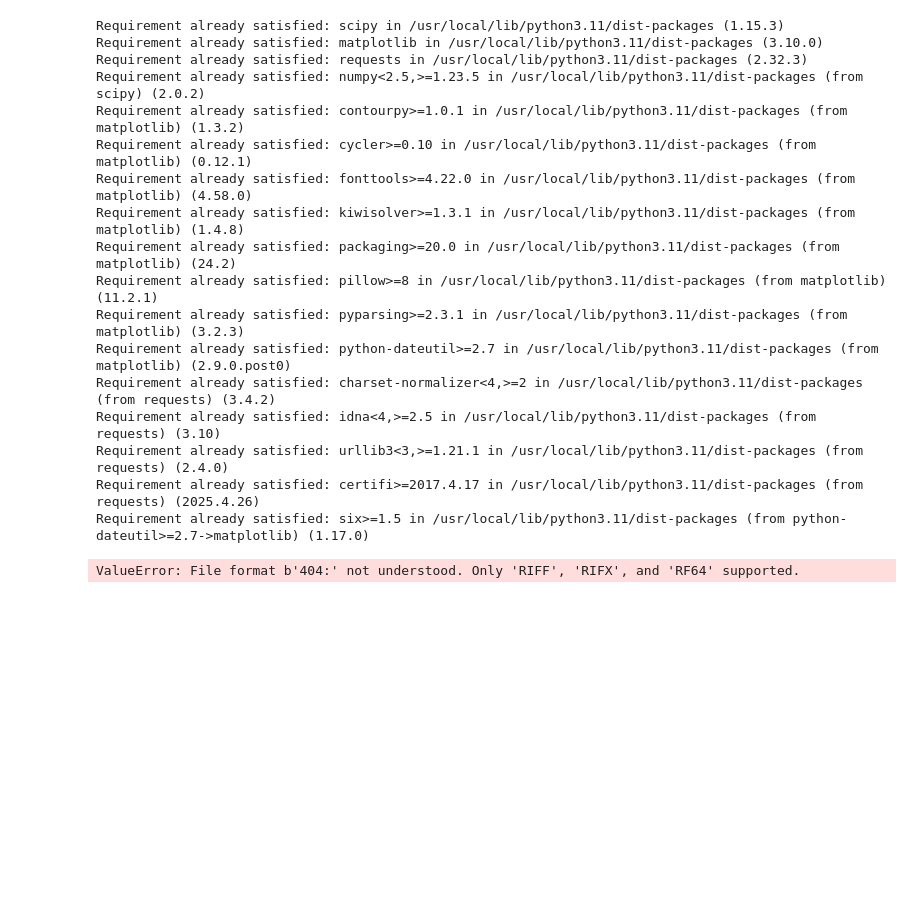
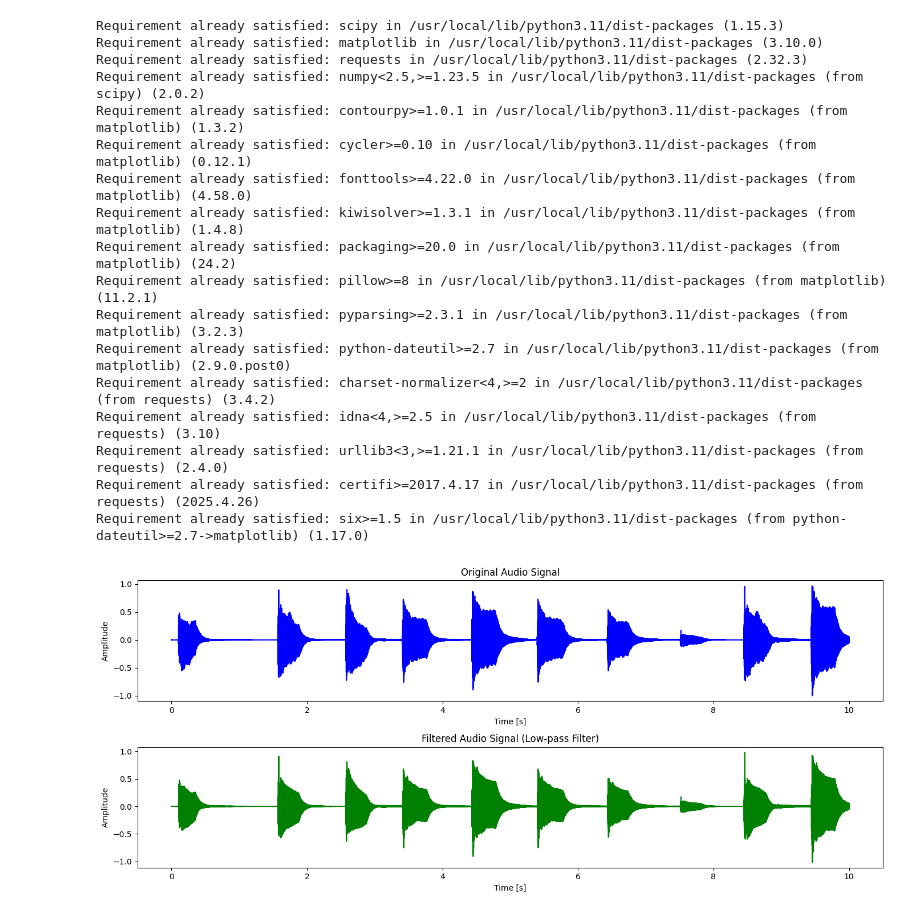
Before and after one commit to Niger49/CSE3210_DSP, a Jupyter notebook: CSE_3210_(LAB)_Assignment_III.ipynb, the cells around one changed output. Cells and saved outputs as stored; diff of their text form; code cells hidden in the pictures; blank space fills up the shorter version.

```diff
--- a/CSE_3210_(LAB)_Assignment_III.ipynb
+++ b/CSE_3210_(LAB)_Assignment_III.ipynb
@@ -1,10 +1,8 @@
 # %% [markdown]
 <a href="https://colab.research.google.com/github/Niger49/CSE3210_DSP/blob/main/CSE_3210_(LAB)_Assignment_III.ipynb" target="_parent"><img src="https://colab.research.google.com/assets/colab-badge.svg" alt="Open In Colab"/></a>
 # %%
-# 📦 Step 1: Install dependencies
 !pip install scipy matplotlib requests
 
-# 📚 Step 2: Import necessary libraries
 import numpy as np
 import matplotlib.pyplot as plt
 from scipy.io import wavfile
@@ -12,41 +10,33 @@ from scipy.signal import butter, lfilter
 import requests
 import io
 
-# 🌐 Step 3: Provide raw GitHub audio URL (example below)
-github_audio_url = "https://raw.githubusercontent.com/<your-username>/<your-repo>/main/audio_file.wav"
+audio_link = "https://github.com/Niger49/CSE3210_DSP/raw/refs/heads/main/522869__sarafg11__piano7_ex2_bad_bad.wav"
 
-# 🧾 Step 4: Load audio from GitHub
-response = requests.get(github_audio_url)
+response = requests.get(audio_link)
 audio_bytes = io.BytesIO(response.content)
-sample_rate, data = wavfile.read(audio_bytes)
+sample_rate, AudioData = wavfile.read(audio_bytes)
 
-# 🎧 Step 5: Convert to mono if stereo
-if len(data.shape) > 1:
-    data = data[:, 0]
+if len(AudioData.shape) > 1:
+    AudioData = AudioData[:, 0]
 
-# ⏱️ Step 6: Trim to 10 seconds
 duration_seconds = 10
 samples = sample_rate * duration_seconds
-data_trimmed = data[:samples]
+data_trimmed = AudioData[:samples]
 
-# 🔊 Step 7: Normalize the audio
 data_trimmed = data_trimmed / np.max(np.abs(data_trimmed))
 
-# 🎚️ Step 8: Low-pass filter functions
-def butter_lowpass(cutoff, fs, order=5):
+def butter_low_pass(cutoff, fs, order=5):
     nyq = 0.5 * fs
     norm_cutoff = cutoff / nyq
     b, a = butter(order, norm_cutoff, btype='low', analog=False)
     return b, a
 
 def apply_lowpass_filter(signal, cutoff=1000, fs=44100, order=5):
-    b, a = butter_lowpass(cutoff, fs, order)
+    b, a = butter_low_pass(cutoff, fs, order)
     return lfilter(b, a, signal)
 
-# 🧪 Step 9: Apply the filter
 filtered_signal = apply_lowpass_filter(data_trimmed, cutoff=1000, fs=sample_rate)
 
-# 📊 Step 10: Plot original vs filtered signals
 time_axis = np.linspace(0, duration_seconds, len(data_trimmed))
 
 plt.figure(figsize=(14, 6))
@@ -56,31 +46,31 @@ plt.plot(time_axis, data_trimmed, color='blue')
 plt.title("Original Audio Signal")
 plt.xlabel("Time [s]")
 plt.ylabel("Amplitude")
 
 plt.subplot(2, 1, 2)
 plt.plot(time_axis, filtered_signal, color='green')
 plt.title("Filtered Audio Signal (Low-pass Filter)")
 plt.xlabel("Time [s]")
 plt.ylabel("Amplitude")
 
 plt.tight_layout()
 plt.show()
 # %% [output]
 Requirement already satisfied: scipy in /usr/local/lib/python3.11/dist-packages (1.15.3)
 Requirement already satisfied: matplotlib in /usr/local/lib/python3.11/dist-packages (3.10.0)
 Requirement already satisfied: requests in /usr/local/lib/python3.11/dist-packages (2.32.3)
 Requirement already satisfied: numpy<2.5,>=1.23.5 in /usr/local/lib/python3.11/dist-packages (from scipy) (2.0.2)
 Requirement already satisfied: contourpy>=1.0.1 in /usr/local/lib/python3.11/dist-packages (from matplotlib) (1.3.2)
 Requirement already satisfied: cycler>=0.10 in /usr/local/lib/python3.11/dist-packages (from matplotlib) (0.12.1)
 Requirement already satisfied: fonttools>=4.22.0 in /usr/local/lib/python3.11/dist-packages (from matplotlib) (4.58.0)
 Requirement already satisfied: kiwisolver>=1.3.1 in /usr/local/lib/python3.11/dist-packages (from matplotlib) (1.4.8)
 Requirement already satisfied: packaging>=20.0 in /usr/local/lib/python3.11/dist-packages (from matplotlib) (24.2)
 Requirement already satisfied: pillow>=8 in /usr/local/lib/python3.11/dist-packages (from matplotlib) (11.2.1)
 Requirement already satisfied: pyparsing>=2.3.1 in /usr/local/lib/python3.11/dist-packages (from matplotlib) (3.2.3)
 Requirement already satisfied: python-dateutil>=2.7 in /usr/local/lib/python3.11/dist-packages (from matplotlib) (2.9.0.post0)
 Requirement already satisfied: charset-normalizer<4,>=2 in /usr/local/lib/python3.11/dist-packages (from requests) (3.4.2)
 Requirement already satisfied: idna<4,>=2.5 in /usr/local/lib/python3.11/dist-packages (from requests) (3.10)
 Requirement already satisfied: urllib3<3,>=1.21.1 in /usr/local/lib/python3.11/dist-packages (from requests) (2.4.0)
 Requirement already satisfied: certifi>=2017.4.17 in /usr/local/lib/python3.11/dist-packages (from requests) (2025.4.26)
 Requirement already satisfied: six>=1.5 in /usr/local/lib/python3.11/dist-packages (from python-dateutil>=2.7->matplotlib) (1.17.0)
-ValueError: File format b'404:' not understood. Only 'RIFF', 'RIFX', and 'RF64' supported.
+[figure, added]
```
